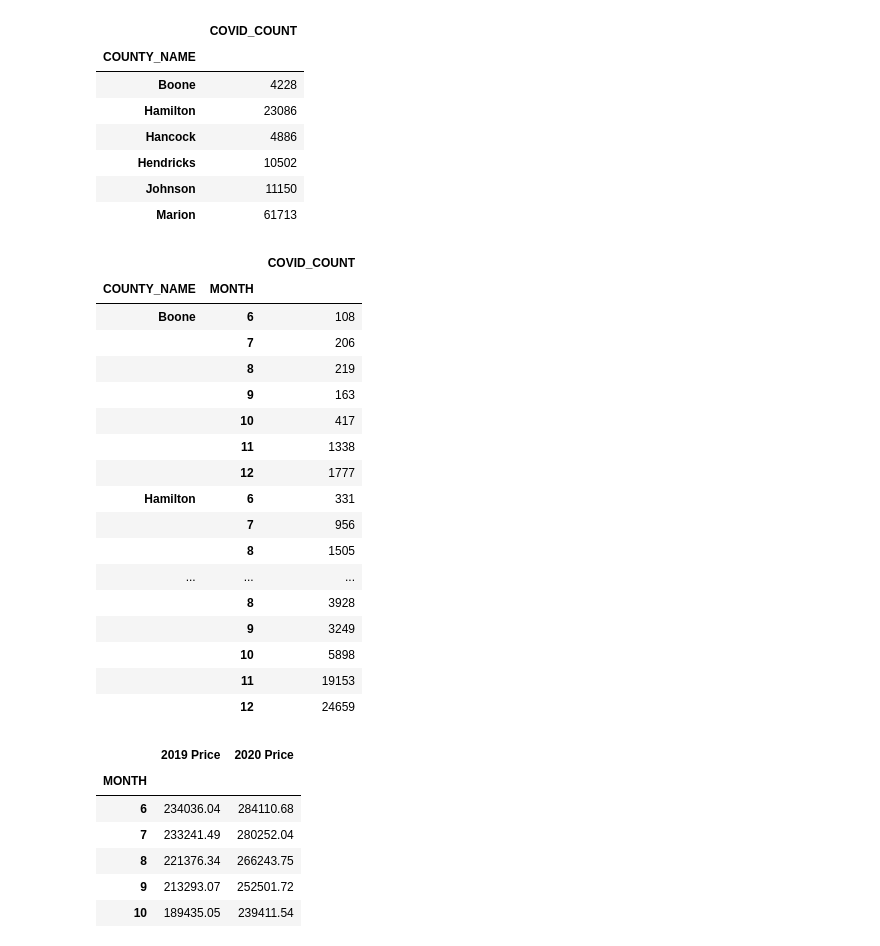
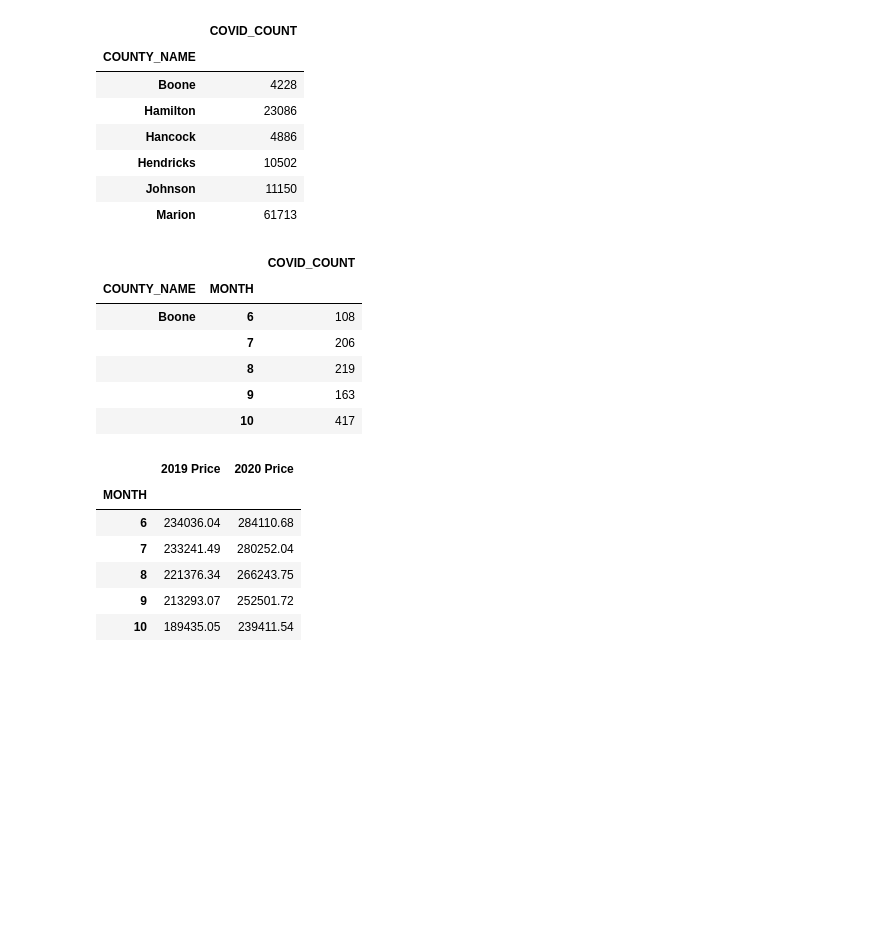
Before and after one commit to c-kleerun/COVID-Housing-Comparison, a Jupyter notebook: Covid-Housing-Analysis.ipynb, the cells around one changed output. Drawn from its saved outputs; the diff is of its cells as text; code cells hidden in the pictures; blank space fills up the shorter version.

```diff
--- a/Covid-Housing-Analysis.ipynb
+++ b/Covid-Housing-Analysis.ipynb
@@ -93,26 +93,15 @@ covid_county_df
 | Marion | 61713 |
 # %%
 covid_month_df= pd.DataFrame(covid_month_stats)
-covid_month_df
+covid_month_df.head()
 # %% [output]
 |  |  | COVID_COUNT |
 | COUNTY_NAME | MONTH |  |
 | Boone | 6 | 108 |
 |  | 7 | 206 |
 |  | 8 | 219 |
 |  | 9 | 163 |
 |  | 10 | 417 |
-|  | 11 | 1338 |
-|  | 12 | 1777 |
-| Hamilton | 6 | 331 |
-|  | 7 | 956 |
-|  | 8 | 1505 |
-| ... | ... | ... |
-|  | 8 | 3928 |
-|  | 9 | 3249 |
-|  | 10 | 5898 |
-|  | 11 | 19153 |
-|  | 12 | 24659 |
 # %%
 #Getting mean values, and inserting into DataFrames
 rs_19_mean= rs_19.groupby("MONTH")["ListPrice"].mean()
```
Also changed, not shown: parts of 4 cells of this notebook.
